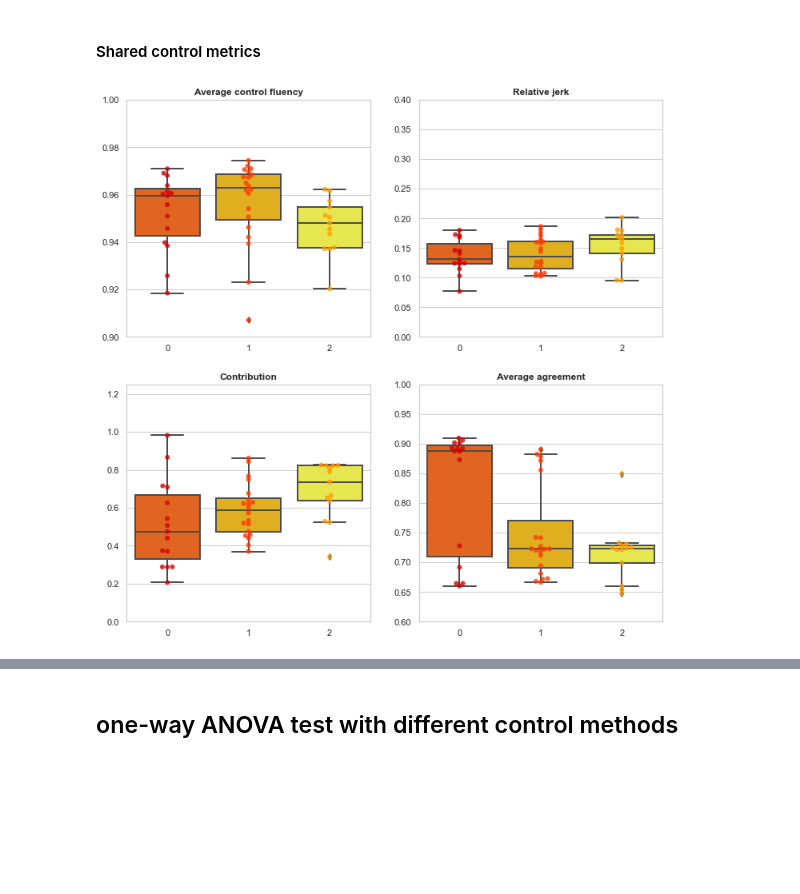
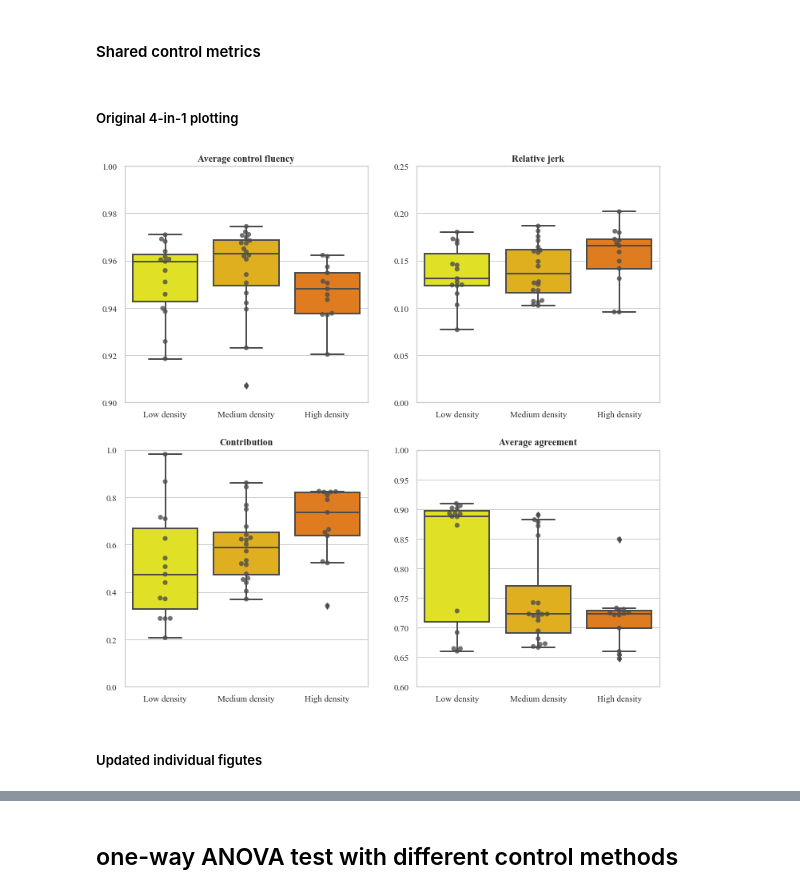
Before and after one commit to epfl-lasa/crowdbot-evaluation-tools, a Jupyter notebook: notebooks/comprehensive_eval.ipynb, the cells around one changed output, grey strips where cells are left out. Saved outputs shown, nothing was run; the diff lists cells and outputs as text; code cells hidden in the pictures; blank space fills up the shorter version.

```diff
--- a/notebooks/comprehensive_eval.ipynb
+++ b/notebooks/comprehensive_eval.ipynb
@@ -2947,15 +2945,20 @@ crowd_metrics_df.head()
 ##### Original 4-in-1 plotting
 # %%
 value_unique, color_unique = values2color_list(
-        eval_res_sorted_df['cluster'].values, cmap_name='hot', range=(0.5, 0.8)
+        eval_res_sorted_df['cluster'].values, cmap_name='hot', range=(0.55, 0.75)
     )
 
 value_unique, point_color_unique = values2color_list(
-        eval_res_sorted_df['cluster'].values, cmap_name='hot', range=(0.3, 0.6)
+        eval_res_sorted_df['cluster'].values, cmap_name='hot', range=(0.35, 0.5)
     )
 
 # creating a dictionary with one specific color per group:
 box_pal = {value_unique[i]: color_unique[i] for i in range(len(value_unique))}
-scatter_pal = {value_unique[i]: point_color_unique[i] for i in range(len(value_unique))}
+# original: (0.3, 0.6)
+# scatter_pal = {value_unique[i]: point_color_unique[i] for i in range(len(value_unique))}
+# black
+# scatter_pal = {value_unique[i]: (0.0, 0.0, 0.0, 1.0) for i in range(len(value_unique))}
+# gray
+scatter_pal = {value_unique[i]: (0.3, 0.3, 0.3, 0.8) for i in range(len(value_unique))}
 box_pal, scatter_pal
 # %% [output]
@@ -3213,7 +3346,13 @@ plt.close()
 #### Shared control metrics
 # %%
 control_metrics_df = eval_res_sorted_df[['seq', 'control_type'] + list(control_metrics) + ['cluster']]
+# %% [markdown]
+##### Original 4-in-1 plotting
 # %%
+mpl.rcParams['font.family'] = ['serif']
+mpl.rcParams['font.serif'] = ['Times New Roman']
+mpl.rcParams['mathtext.fontset'] = 'stix'
+
 control_fig, control_axes = plt.subplots(2, 2, figsize=(12, 12))
 
 categorical_plot(
@@ -3231,6 +3370,9 @@ categorical_plot(
     scatter_palette=scatter_pal,
 )
 
+control_axes[0, 0].set_xticks([0,1,2])
+control_axes[0, 0].set_xticklabels(['Low density','Medium density','High density'])
+
 categorical_plot(
     axes=control_axes[0,1],
     df=control_metrics_df,
@@ -3239,12 +3381,15 @@ categorical_plot(
     title='Relative jerk',
     xlabel='',
     ylabel='',
-    ylim=[0, 0.4],
+    ylim=[0, 0.25],
     lgd_labels=['Cluster 1', 'Cluster 2', 'Cluster 3'],
     kind='box',
     box_palette=box_pal,
     scatter_palette=scatter_pal,
 )
+
+control_axes[0, 1].set_xticks([0,1,2])
+control_axes[0, 1].set_xticklabels(['Low density','Medium density','High density'])
 
 categorical_plot(
     axes=control_axes[1,0],
@@ -3252,32 +3397,38 @@ categorical_plot(
     metric='contribution',
     category='cluster',
     title='Contribution',
     xlabel='',
     ylabel='',
-    ylim=[0.0, 1.25],
+    ylim=[0.0, 1.0],
     lgd_labels=['Cluster 1', 'Cluster 2', 'Cluster 3'],
     kind='box',
     box_palette=box_pal,
     scatter_palette=scatter_pal,
 )
+
+control_axes[1, 0].set_xticks([0,1,2])
+control_axes[1, 0].set_xticklabels(['Low density','Medium density','High density'])
 
 categorical_plot(
     axes=control_axes[1,1],
     df=control_metrics_df,
     metric='avg_agreement',
     category='cluster',
     title='Average agreement',
     xlabel='',
     ylabel='',
     ylim=[0.60, 1.0],
     lgd_labels=['Cluster 1', 'Cluster 2', 'Cluster 3'],
     kind='box',
     box_palette=box_pal,
     scatter_palette=scatter_pal,
 )
 
+control_axes[1, 1].set_xticks([0,1,2])
+control_axes[1, 1].set_xticklabels(['Low density','Medium density','High density'])
+
 plt.savefig("./pdf/all_shared_control_perf_grouped_cluster.pdf", dpi=300)
 
 plt.show()
 # %% [output]
-[figure, old version]
+[figure, new version]
@@ -3283,0 +3437,2 @@ plt.show()
+# %% [markdown]
+##### Updated individual figutes
```
Also changed, not shown: parts of 40 cells of this notebook, 2 other files.
